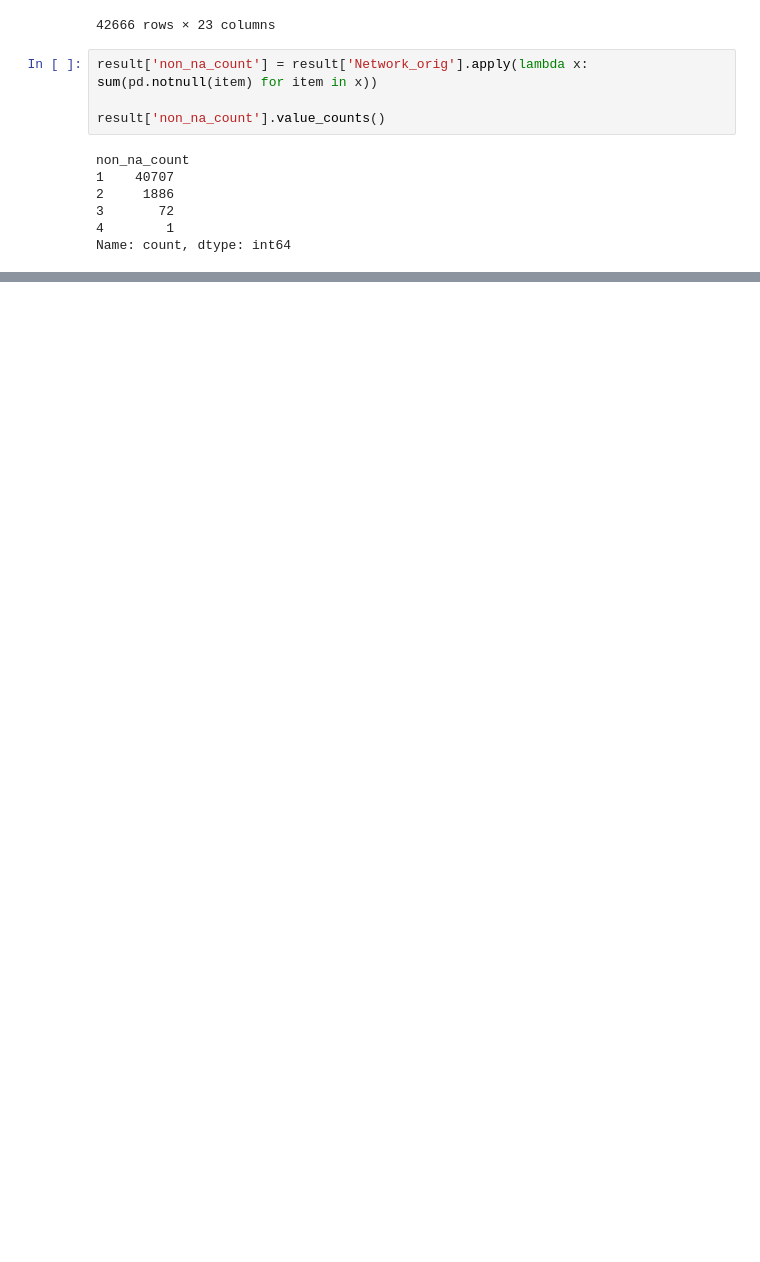
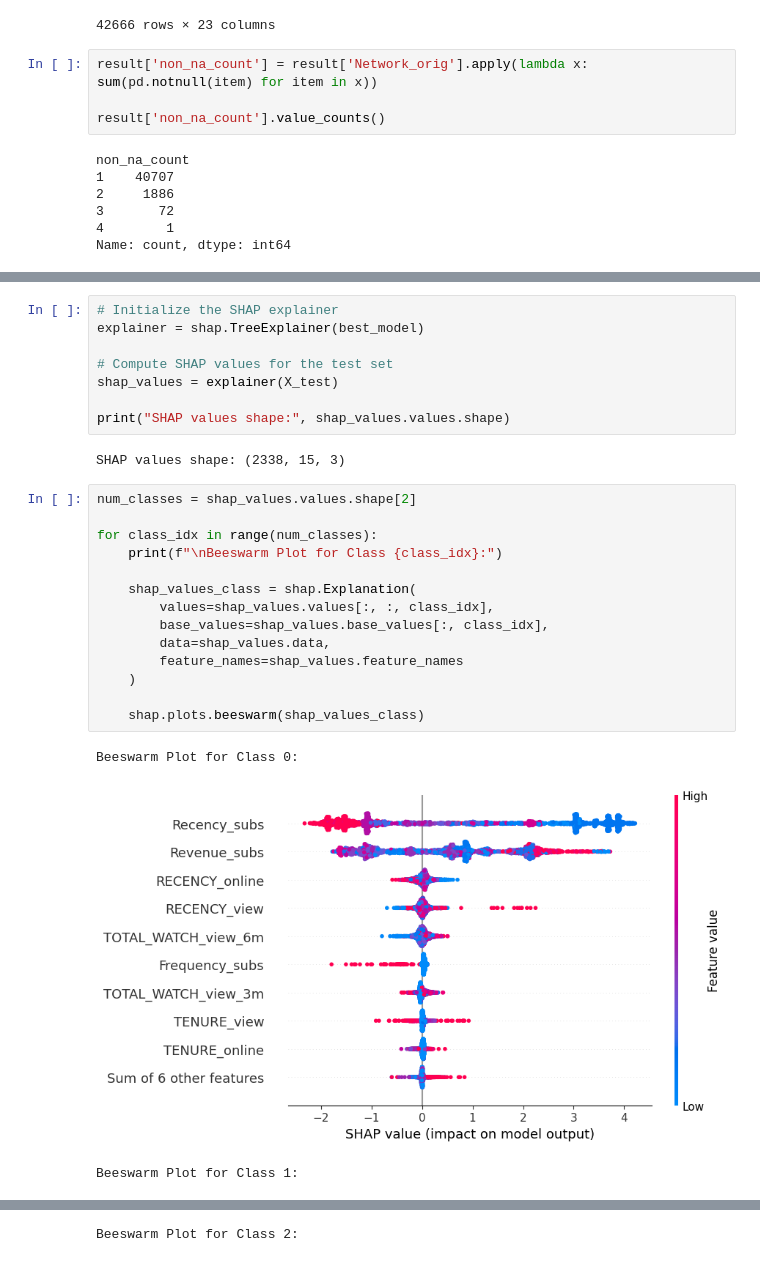
Before and after one commit to RussellXia/NYU_Capstone_Project, a Jupyter notebook: Spring/Model_training.ipynb, the cells around one changed output, grey strips where cells are left out. Saved outputs shown, nothing was run; the diff lists cells and outputs as text; blank space fills up the shorter version.

Commit message:
Update Model Training
Churn Analysis & LTV Model

```diff
--- a/Spring/Model_training.ipynb
+++ b/Spring/Model_training.ipynb
@@ -1022,0 +1058,28 @@ view_train_final
+# %%
+# Initialize the SHAP explainer
+explainer = shap.TreeExplainer(best_model)
+
+# Compute SHAP values for the test set
+shap_values = explainer(X_test)
+
+print("SHAP values shape:", shap_values.values.shape)
+# %% [output]
+SHAP values shape: (2338, 15, 3)
+# %%
+num_classes = shap_values.values.shape[2]
+
+for class_idx in range(num_classes):
+    print(f"\nBeeswarm Plot for Class {class_idx}:")
+
+    shap_values_class = shap.Explanation(
+        values=shap_values.values[:, :, class_idx],
+        base_values=shap_values.base_values[:, class_idx],
+        data=shap_values.data,
+        feature_names=shap_values.feature_names
+    )
+
+    shap.plots.beeswarm(shap_values_class)
+# %% [output]
+Beeswarm Plot for Class 0:
+[figure, added]
+Beeswarm Plot for Class 1:
@@ -1022,0 +1087 @@ view_train_final
+Beeswarm Plot for Class 2:
```
Also changed, not shown: parts of 38 cells of this notebook.
